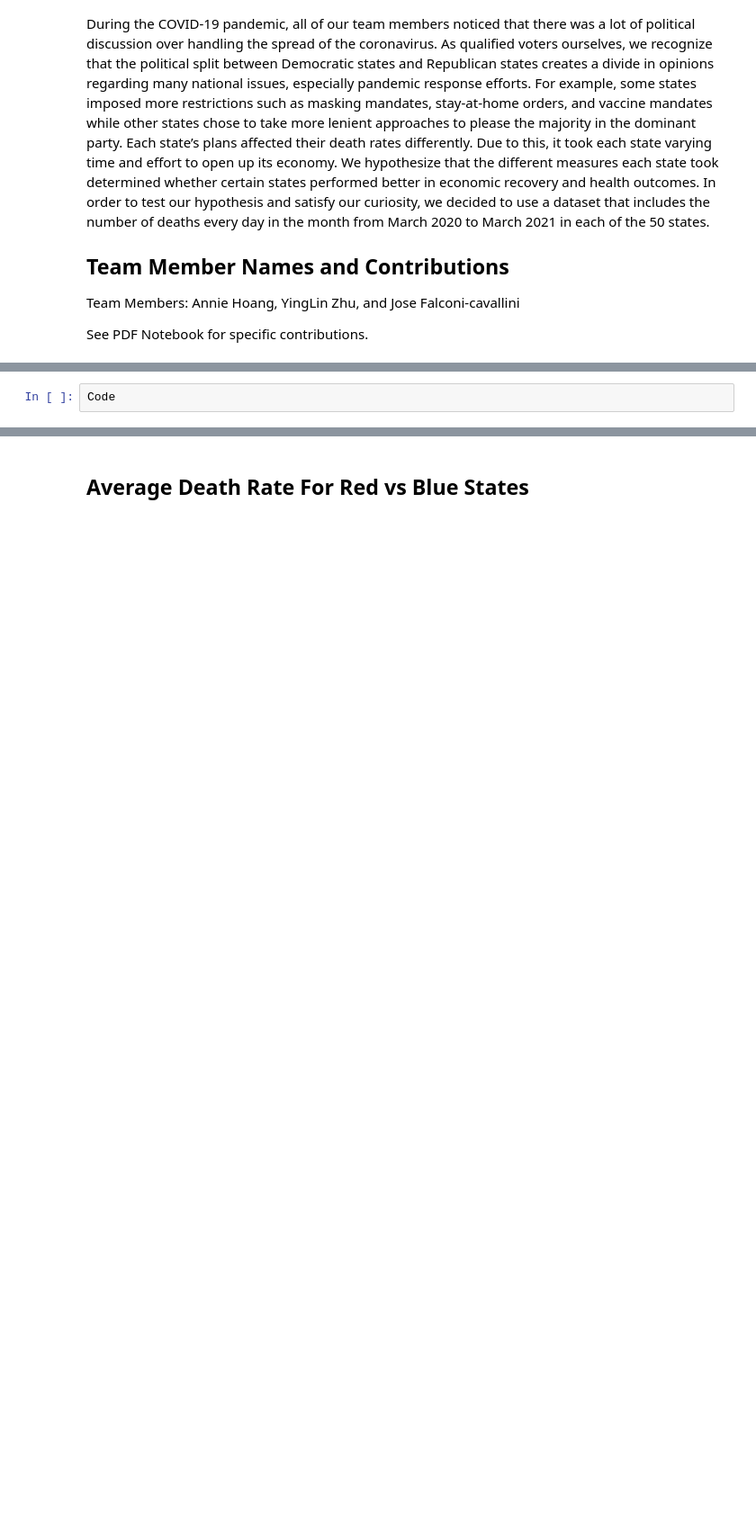
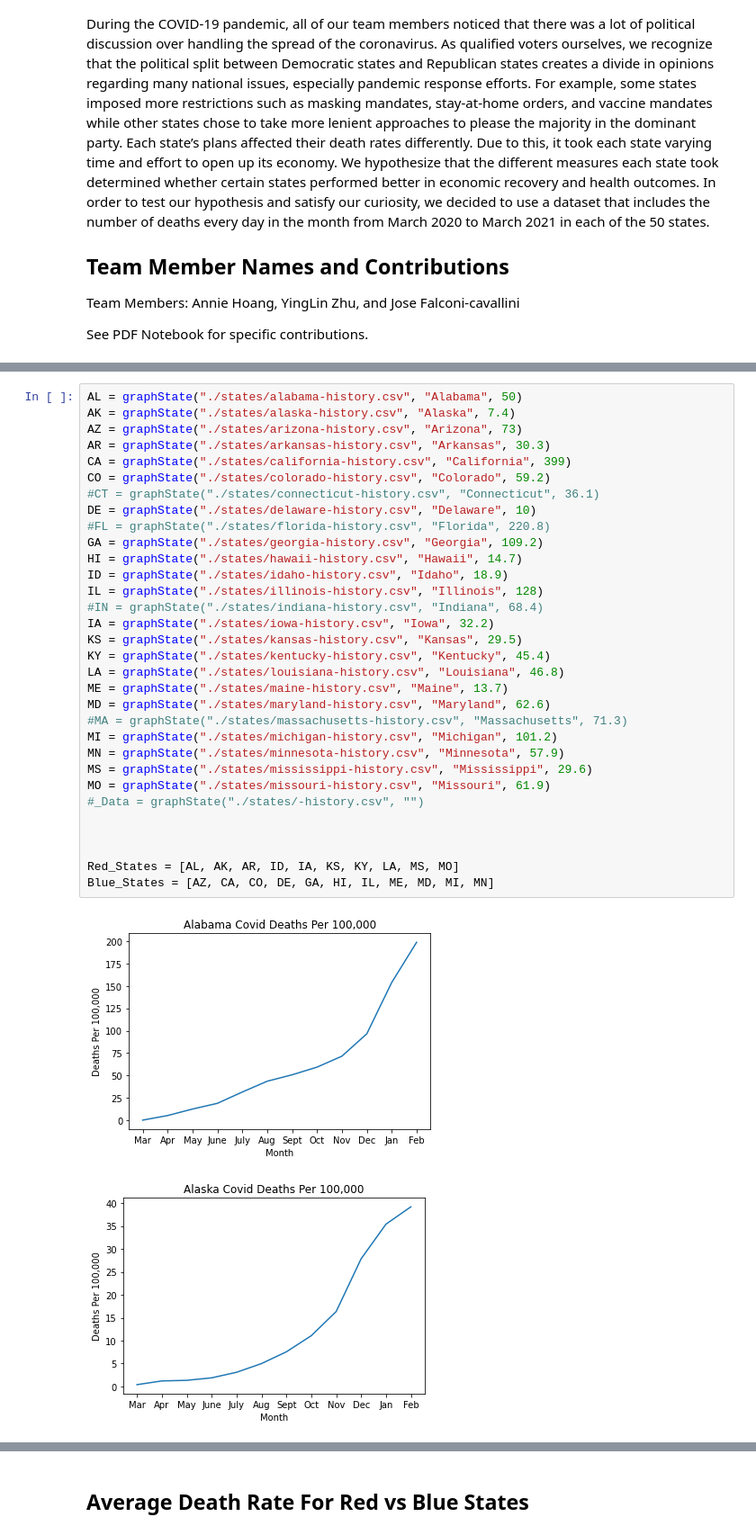
Before and after one commit to jfalconi-cavallini/Covid-Project, a Jupyter notebook: ProjectNotebook.ipynb, the cells around one changed output, grey strips where cells are left out. Shown at 90% size. Saved outputs shown, nothing was run; the diff lists cells and outputs as text; blank space fills up the shorter version.

```diff
--- a/ProjectNotebook.ipynb
+++ b/ProjectNotebook.ipynb
@@ -53,2 +139,35 @@ print(simplifyData(CA_Data)[:10])
 # %%
-Code
+AL = graphState("./states/alabama-history.csv", "Alabama", 50)
+AK = graphState("./states/alaska-history.csv", "Alaska", 7.4)
+AZ = graphState("./states/arizona-history.csv", "Arizona", 73)
+AR = graphState("./states/arkansas-history.csv", "Arkansas", 30.3)
+CA = graphState("./states/california-history.csv", "California", 399)
+CO = graphState("./states/colorado-history.csv", "Colorado", 59.2)
+#CT = graphState("./states/connecticut-history.csv", "Connecticut", 36.1)
+DE = graphState("./states/delaware-history.csv", "Delaware", 10)
+#FL = graphState("./states/florida-history.csv", "Florida", 220.8)
+GA = graphState("./states/georgia-history.csv", "Georgia", 109.2)
+HI = graphState("./states/hawaii-history.csv", "Hawaii", 14.7)
+ID = graphState("./states/idaho-history.csv", "Idaho", 18.9)
+IL = graphState("./states/illinois-history.csv", "Illinois", 128)
+#IN = graphState("./states/indiana-history.csv", "Indiana", 68.4)
+IA = graphState("./states/iowa-history.csv", "Iowa", 32.2)
+KS = graphState("./states/kansas-history.csv", "Kansas", 29.5)
+KY = graphState("./states/kentucky-history.csv", "Kentucky", 45.4)
+LA = graphState("./states/louisiana-history.csv", "Louisiana", 46.8)
+ME = graphState("./states/maine-history.csv", "Maine", 13.7)
+MD = graphState("./states/maryland-history.csv", "Maryland", 62.6)
+#MA = graphState("./states/massachusetts-history.csv", "Massachusetts", 71.3)
+MI = graphState("./states/michigan-history.csv", "Michigan", 101.2)
+MN = graphState("./states/minnesota-history.csv", "Minnesota", 57.9)
+MS = graphState("./states/mississippi-history.csv", "Mississippi", 29.6)
+MO = graphState("./states/missouri-history.csv", "Missouri", 61.9)
+#_Data = graphState("./states/-history.csv", "")
+
+
+
+Red_States = [AL, AK, AR, ID, IA, KS, KY, LA, MS, MO]
+Blue_States = [AZ, CA, CO, DE, GA, HI, IL, ME, MD, MI, MN]
+# %% [output]
+[figure, added]
+[figure, added]
```
Also changed, not shown: parts of 9 cells of this notebook.
